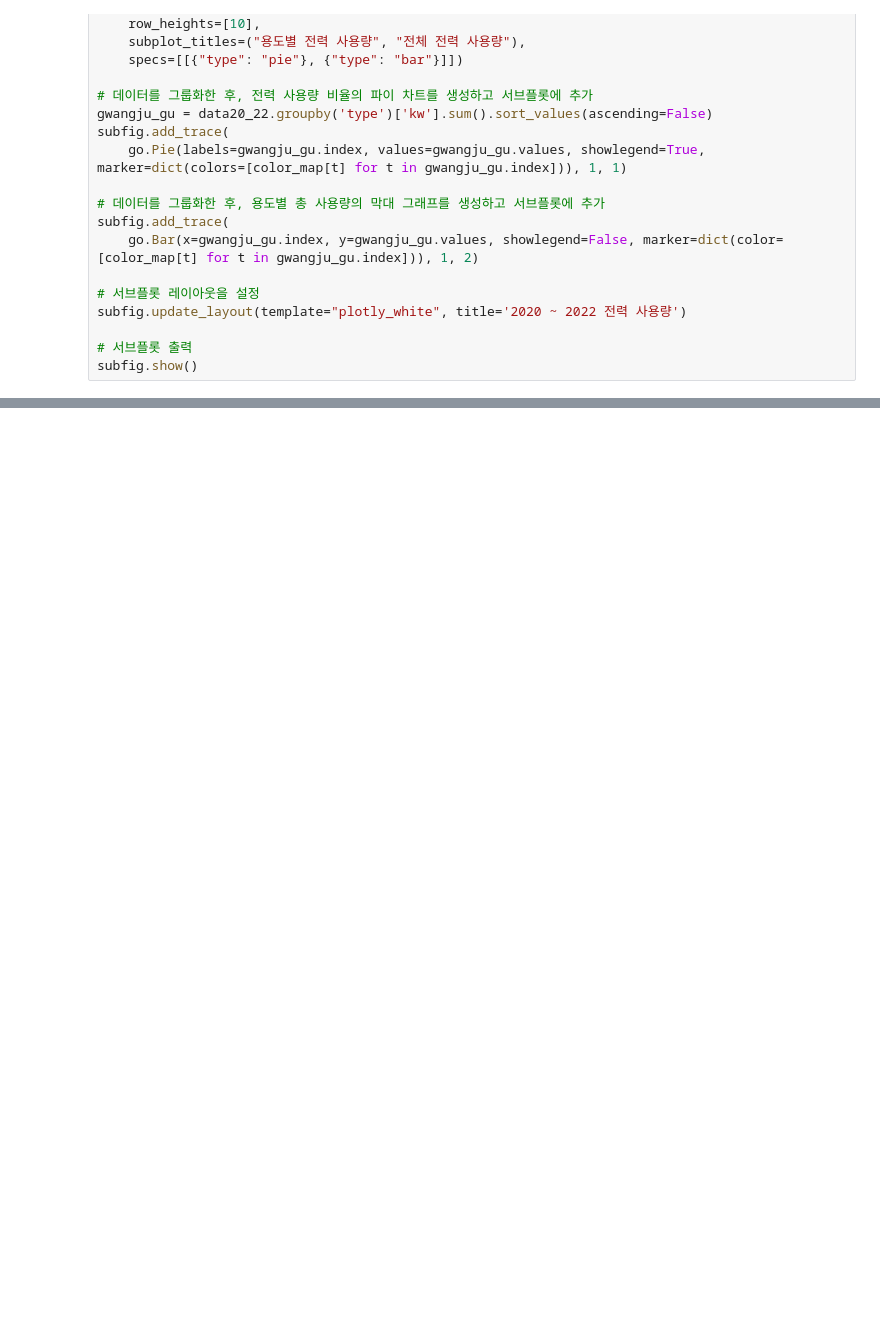
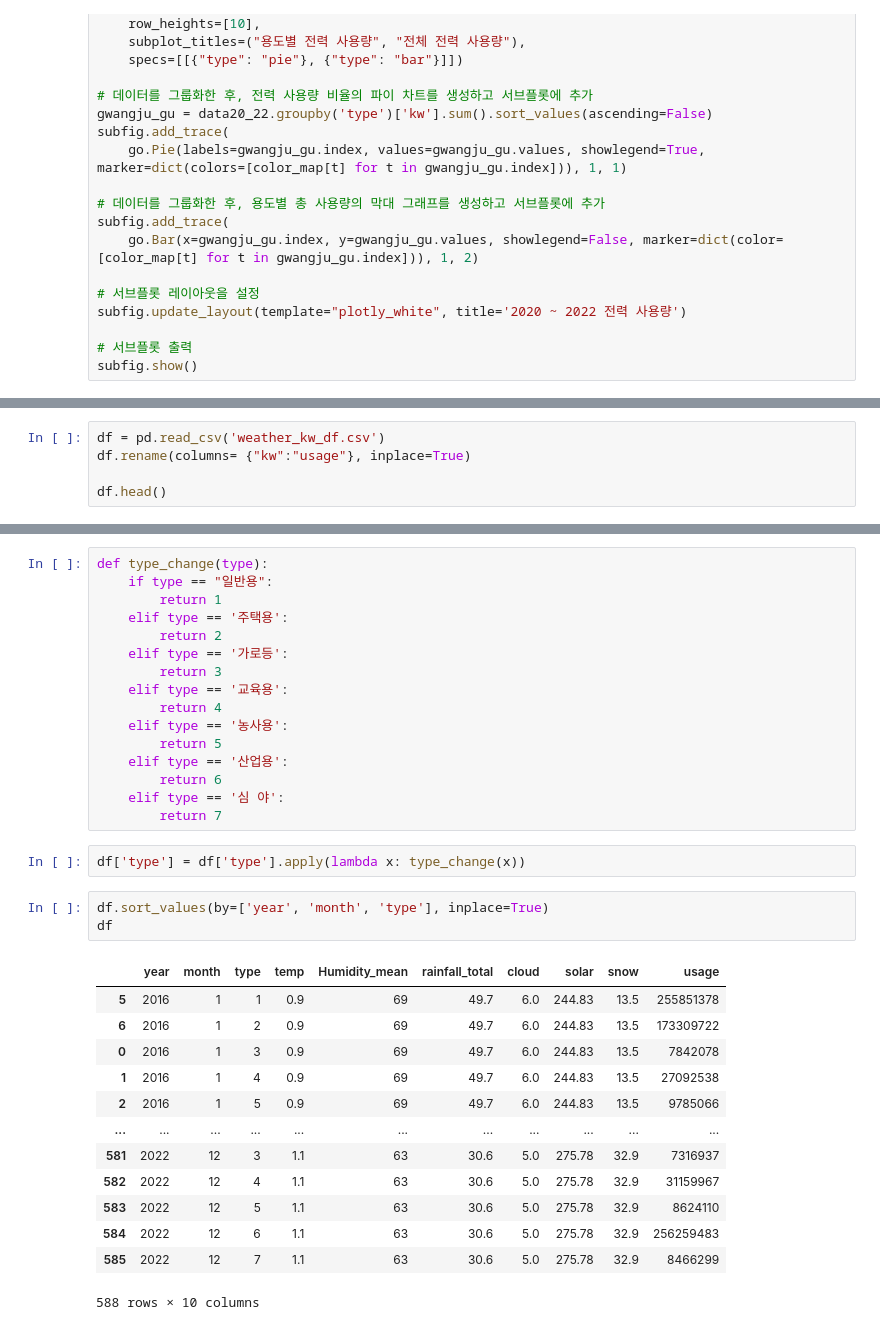
Before and after one commit to ThatHomr/Project_3, a Jupyter notebook: psj_reference/visual_pv3.ipynb, the cells around one changed output, grey strips where cells are left out. Saved outputs shown, nothing was run; the diff lists cells and outputs as text; blank space fills up the shorter version.

```diff
--- a/psj_reference/visual_pv3.ipynb
+++ b/psj_reference/visual_pv3.ipynb
@@ -634,0 +704,5 @@ subfig.show()
+# %%
+df = pd.read_csv('weather_kw_df.csv')
+df.rename(columns= {"kw":"usage"}, inplace=True)
+
+df.head()
@@ -634,0 +716,35 @@ subfig.show()
+# %%
+def type_change(type):
+    if type == "일반용":
+        return 1
+    elif type == '주택용':
+        return 2
+    elif type == '가로등':
+        return 3
+    elif type == '교육용':
+        return 4
+    elif type == '농사용':
+        return 5
+    elif type == '산업용':
+        return 6
+    elif type == '심 야':
+        return 7
+# %%
+df['type'] = df['type'].apply(lambda x: type_change(x))
+# %%
+df.sort_values(by=['year', 'month', 'type'], inplace=True)
+df
+# %% [output]
+|  | year | month | type | temp | Humidity_mean | rainfall_total | cloud | solar | snow | usage |
+| 5 | 2016 | 1 | 1 | 0.9 | 69 | 49.7 | 6.0 | 244.83 | 13.5 | 255851378 |
+| 6 | 2016 | 1 | 2 | 0.9 | 69 | 49.7 | 6.0 | 244.83 | 13.5 | 173309722 |
+| 0 | 2016 | 1 | 3 | 0.9 | 69 | 49.7 | 6.0 | 244.83 | 13.5 | 7842078 |
+| 1 | 2016 | 1 | 4 | 0.9 | 69 | 49.7 | 6.0 | 244.83 | 13.5 | 27092538 |
+| 2 | 2016 | 1 | 5 | 0.9 | 69 | 49.7 | 6.0 | 244.83 | 13.5 | 9785066 |
+| ... | ... | ... | ... | ... | ... | ... | ... | ... | ... | ... |
+| 581 | 2022 | 12 | 3 | 1.1 | 63 | 30.6 | 5.0 | 275.78 | 32.9 | 7316937 |
+| 582 | 2022 | 12 | 4 | 1.1 | 63 | 30.6 | 5.0 | 275.78 | 32.9 | 31159967 |
+| 583 | 2022 | 12 | 5 | 1.1 | 63 | 30.6 | 5.0 | 275.78 | 32.9 | 8624110 |
+| 584 | 2022 | 12 | 6 | 1.1 | 63 | 30.6 | 5.0 | 275.78 | 32.9 | 256259483 |
+| 585 | 2022 | 12 | 7 | 1.1 | 63 | 30.6 | 5.0 | 275.78 | 32.9 | 8466299 |
+588 rows × 10 columns
```
Also changed, not shown: parts of 4 cells of this notebook, 1 other file.
